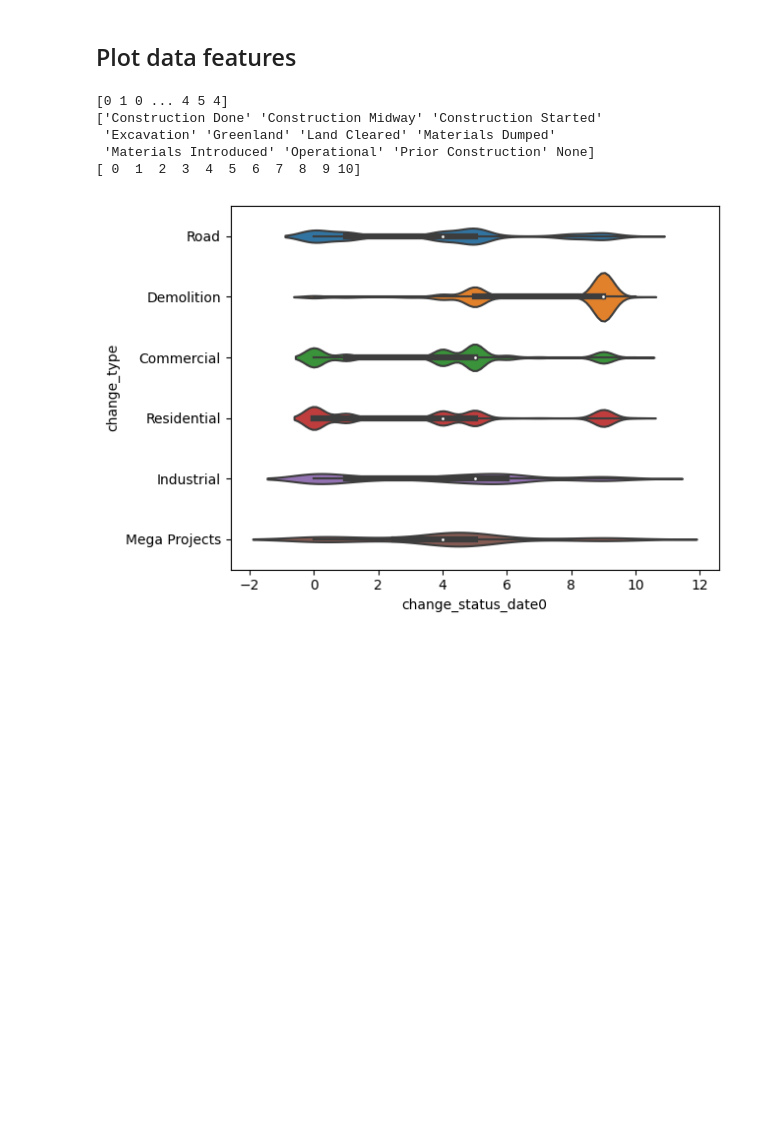
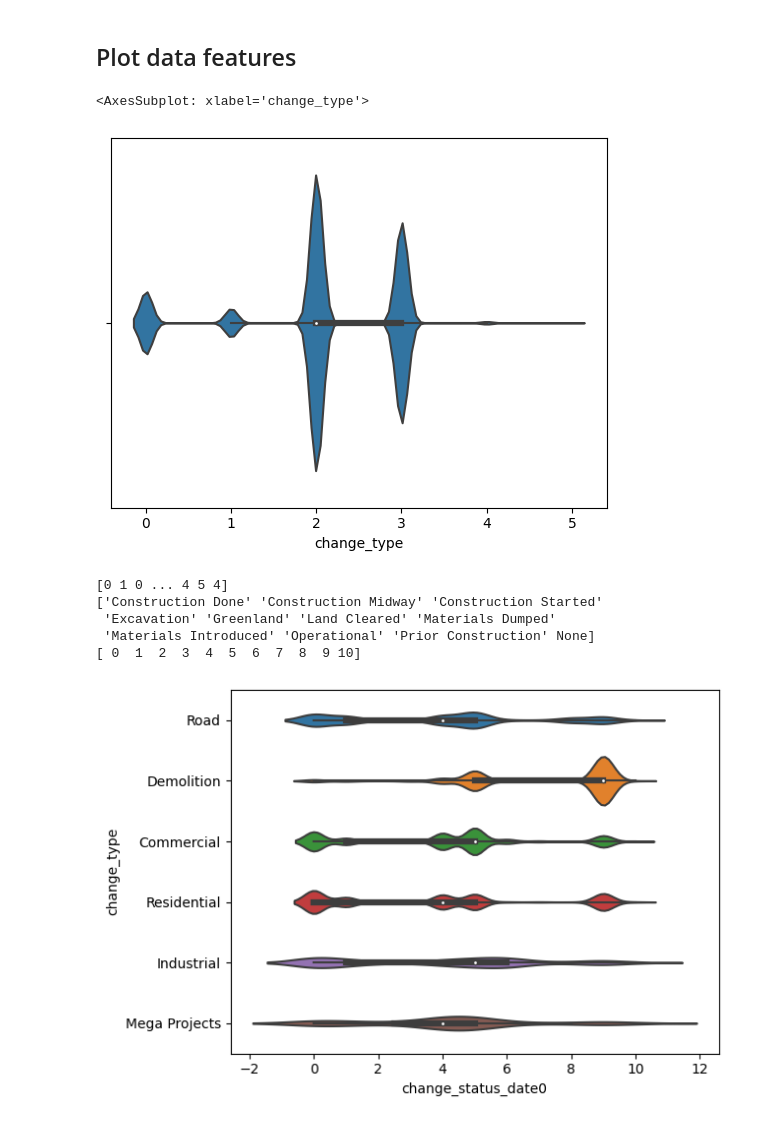
Before and after one commit to julien-rsbrg/geoproject, a Jupyter notebook: our_baseline.ipynb, the cells around one changed output. Saved outputs shown, nothing was run; the diff lists cells and outputs as text; code cells hidden in the pictures; blank space fills up the shorter version.

```diff
--- a/our_baseline.ipynb
+++ b/our_baseline.ipynb
@@ -64,5 +78,10 @@ number of lines without na: 119176
 # %% [markdown]
 ## Plot data features
+# %%
+sns.violinplot(x=train_df['change_type'].apply(lambda x: change_type_map[x]))
+# %% [output]
+<AxesSubplot: xlabel='change_type'>
+[figure, added]
 # %%
 def plot_violin_change_status_date(datei):
     le_plot_change_type = LabelEncoder()
```
Also changed, not shown: parts of 5 cells of this notebook, 33 other files.
